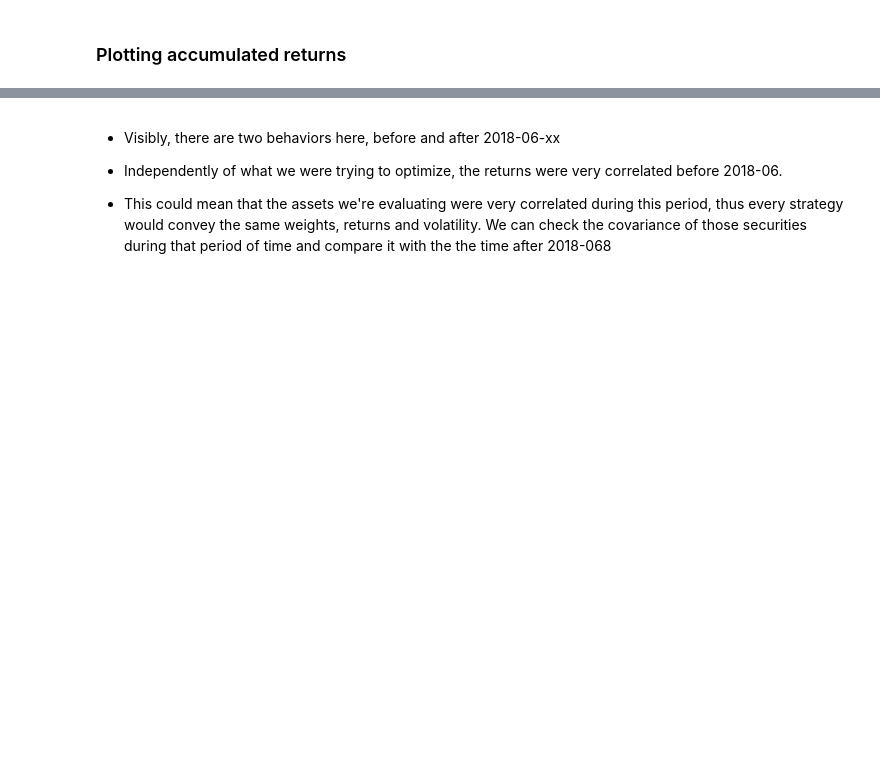
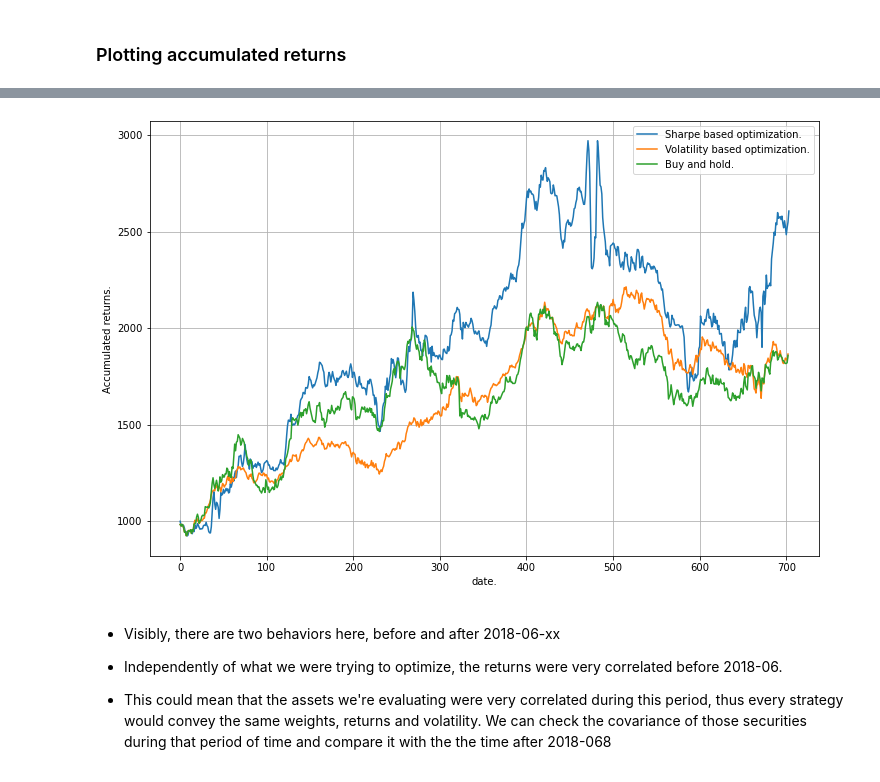
Before and after one commit to leoniloris/Portfolio-Optimization, a Jupyter notebook: portfolio optimization.ipynb, the cells around one changed output, grey strips where cells are left out. Saved outputs shown, nothing was run; the diff lists cells and outputs as text; code cells hidden in the pictures; blank space fills up the shorter version.

```diff
--- a/portfolio optimization.ipynb
+++ b/portfolio optimization.ipynb
@@ -317,7 +322,7 @@ df.plot(kind='bar', stacked=True,
 ### Plotting accumulated returns
 # %%
 plt.figure(
-#     figsize=(12,8)
+    figsize=(12,8)
 )
 plt.plot(accumulated_capital_sharpe_mpt, label="Sharpe based optimization.")
 plt.plot(accumulated_capital_volatility_mpt, label="Volatility based optimization.")
@@ -327,7 +332,7 @@ plt.ylabel("Accumulated returns.")
 plt.xlabel("date.")
 
 ticks = plt.xticks()[0]
-plt.xticks(ticks, returns.index[::(len(returns)//len(ticks))], rotation=20)
+# plt.xticks(ticks, returns.index[::(len(returns)//len(ticks))], rotation=20)
 plt.grid()
 plt.show()
 # %% [output]
@@ -336,3 +339,4 @@ plt.show()
+[figure, added]
 # %% [markdown]
 * Visibly, there are two behaviors here, before and after 2018-06-xx
 
```
Also changed, not shown: parts of 12 cells of this notebook.
